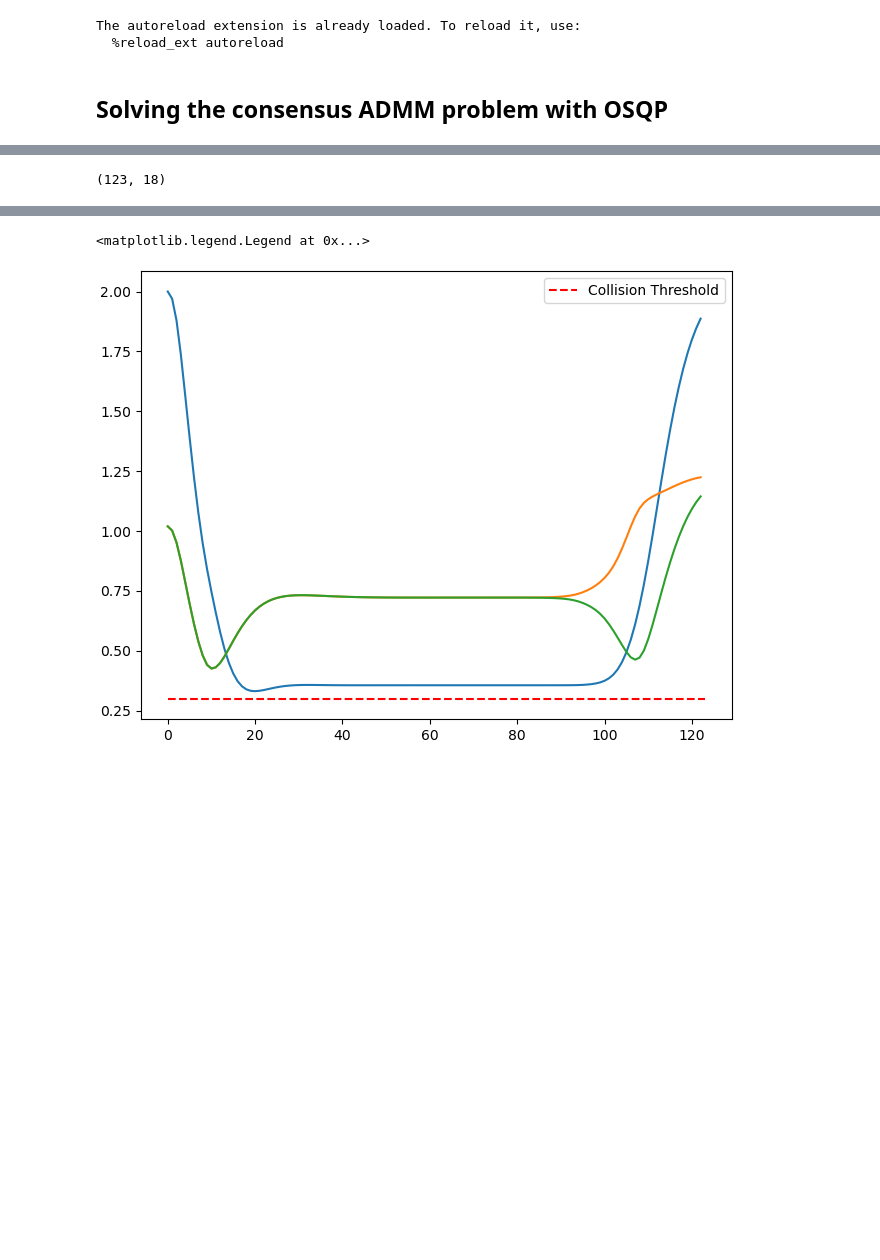
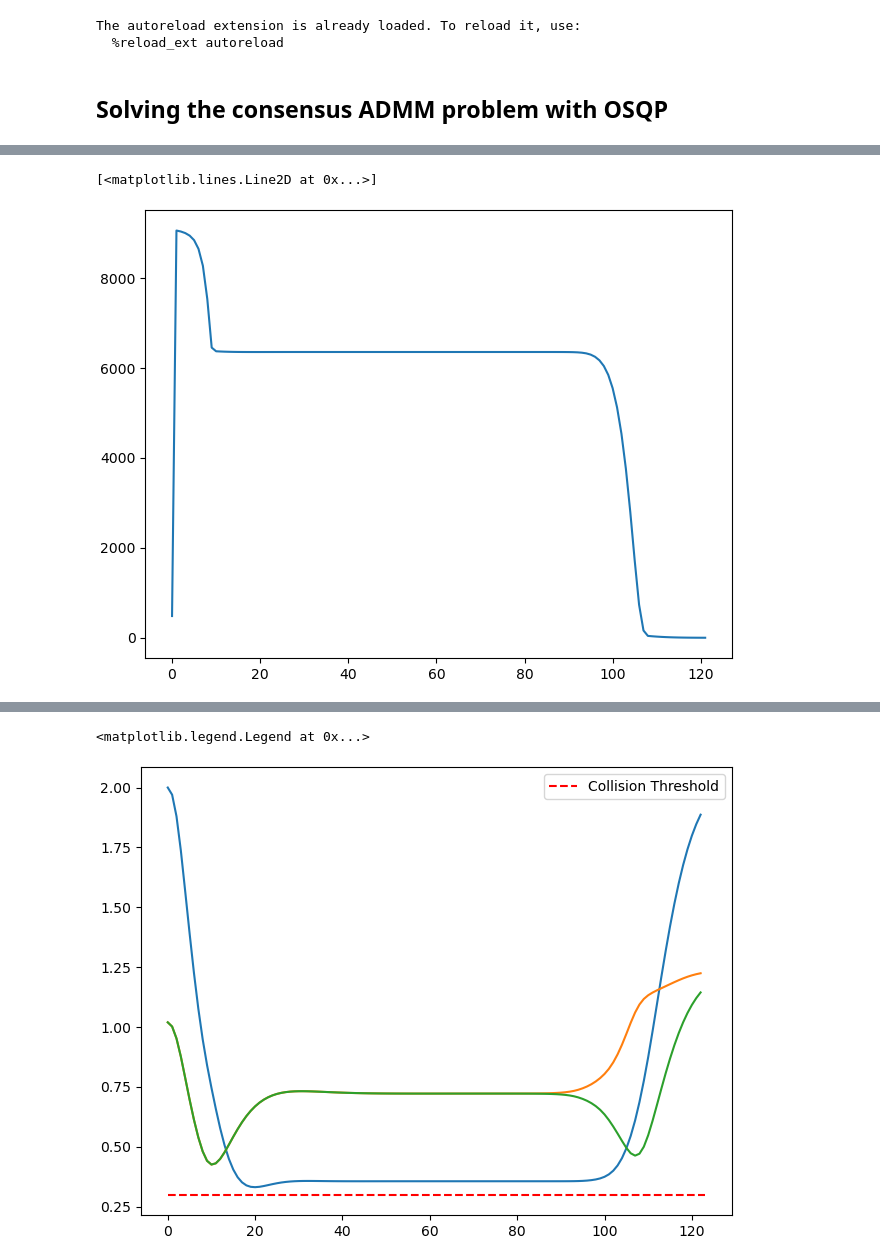
Before and after one commit to labicon/Potential-ADMM_code, a Jupyter notebook: distributed_ADMM/scratch.ipynb, the cells around one changed output, grey strips where cells are left out. Cells and saved outputs as stored; diff of their text form; code cells hidden in the pictures; blank space fills up the shorter version.

```diff
--- a/distributed_ADMM/scratch.ipynb
+++ b/distributed_ADMM/scratch.ipynb
@@ -145,6 +145,9 @@ radius = 0.3
 # X_full = np.zeros((nsim+1,nx))
 X_full = np.zeros((0,nx))
 X_full = np.r_[X_full,x0.reshape(1,-1)]
+
+U_full = np.zeros((0,nu))
+
 xi = x0.flatten()
 xr = xr.flatten()
 Ad,Bd = linear_kinodynamics(0.1, 3)
@@ -158,6 +161,7 @@ R = 0.1*sparse.eye(nu)
 iter = 0
 x_dims = [n_states]*n_agents
 n_dims = [3]*n_agents
+obj_val = []
 while not np.all(dpilqr.distance_to_goal(xi,xr,n_agents,6,3) < 0.1) and (iter <= 150):
 # for _ in range(50):
     x = cp.Variable((N+1,nx))
@@ -165,19 +169,22 @@ while not np.all(dpilqr.distance_to_goal(xi,xr,n_agents,6,3) < 0.1) and (iter <=
     cost = 0
     constr = []
 
+    # for t in range(N-1):
+    #     cost += cp.quad_form(u[t+1,:]-u[t,:], np.eye(nu)) #control variation penalty
+
     for t in range(N):
 
         cost += cp.quad_form(x[t+1,:]-xr.flatten(),Q) + cp.quad_form(u[t,:],R)
         constr += [x[t + 1,:] == Ad @ x[t,:] + Bd @ u[t, :]]
         constr += [u[t,:] <= np.tile(np.array([3, 3, 3]),(n_agents,)) ]
         constr += [np.tile(np.array([-3, -3, -3]),(n_agents,)) <= u[t, :]]
-        # constr += [x[t, :] <= np.tile(np.array([np.inf, np.inf, np.inf, 2, 2, 2]),(n_agents,))]
-        # constr += [np.tile(-np.array([np.inf, np.inf, np.inf, 2, 2, 2]),(n_agents,)) <= x[t,:]]
+        # constr += [x[t, :] <= np.tile(np.array([5, 5, 5, 3, 3, 3]),(n_agents,))]
+        # constr += [np.tile(-np.array([-5, -5, -5, -3, -3, -3]),(n_agents,)) <= x[t,:]]
 
         # Linearized collision avoidance constraints
         if iter > 0:
             x_prev = X_full[iter-1]
-            print(f'x_prev has shape {x_prev.shape}')
+            # print(f'x_prev has shape {x_prev.shape}')
             for i in range(n_agents):
                 for j in range(n_agents):
                     if j != i:
@@ -196,13 +203,16 @@ while not np.all(dpilqr.distance_to_goal(xi,xr,n_agents,6,3) < 0.1) and (iter <=
     constr += [x[0, :] == xi]
 
     problem = cp.Problem(cp.Minimize(cost), constr)
-    problem.solve(verbose=True)
+    problem.solve(verbose=True, warm_start = True)
+
+    obj_val.append(problem.objective.value)
 
     u_trj = u.value
     x_trj = x.value
     ctrl = u_trj[1]
     xi = Ad@xi + Bd@ctrl
     X_full = np.r_[X_full,xi.reshape(1,-1)]
+    U_full = np.r_[U_full, ctrl.reshape(1,-1)]
 
     iter +=1
 # %% [output]
@@ -227,7 +236,9 @@ KeyboardInterrupt:
-# %%
-X_full.shape
-# %% [output]
-(123, 18)
+# %%
+plt.figure()
+plt.plot(obj_val)
+# %% [output]
+[<matplotlib.lines.Line2D at 0x...>]
+[figure, added]
 # %%
 %matplotlib ipympl
 plt.figure(dpi=100)
```
Also changed, not shown: parts of 7 cells of this notebook, 2 other files.
